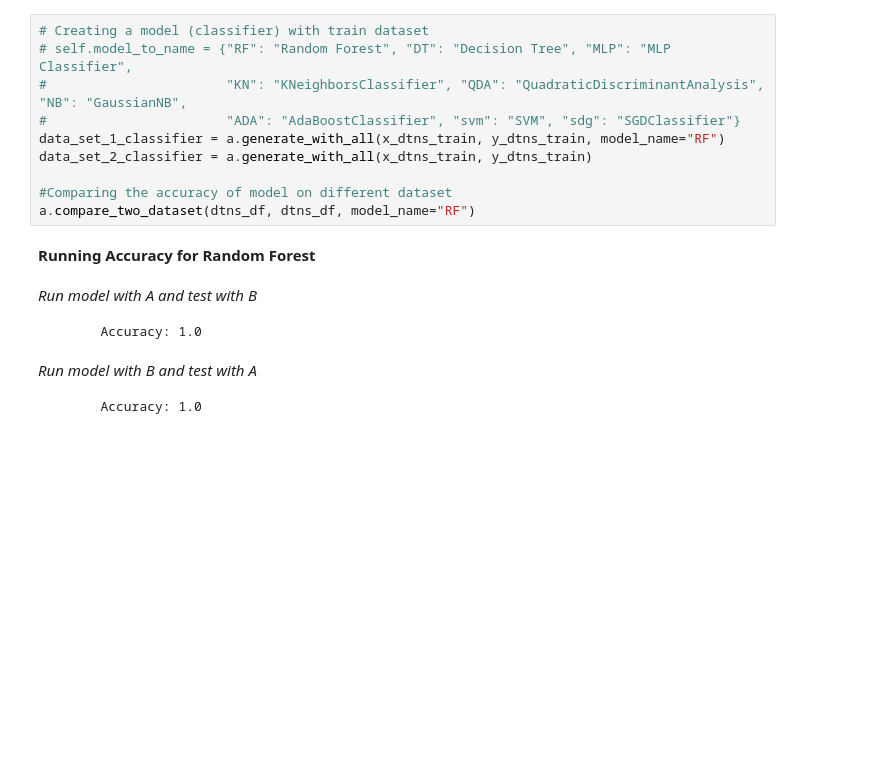
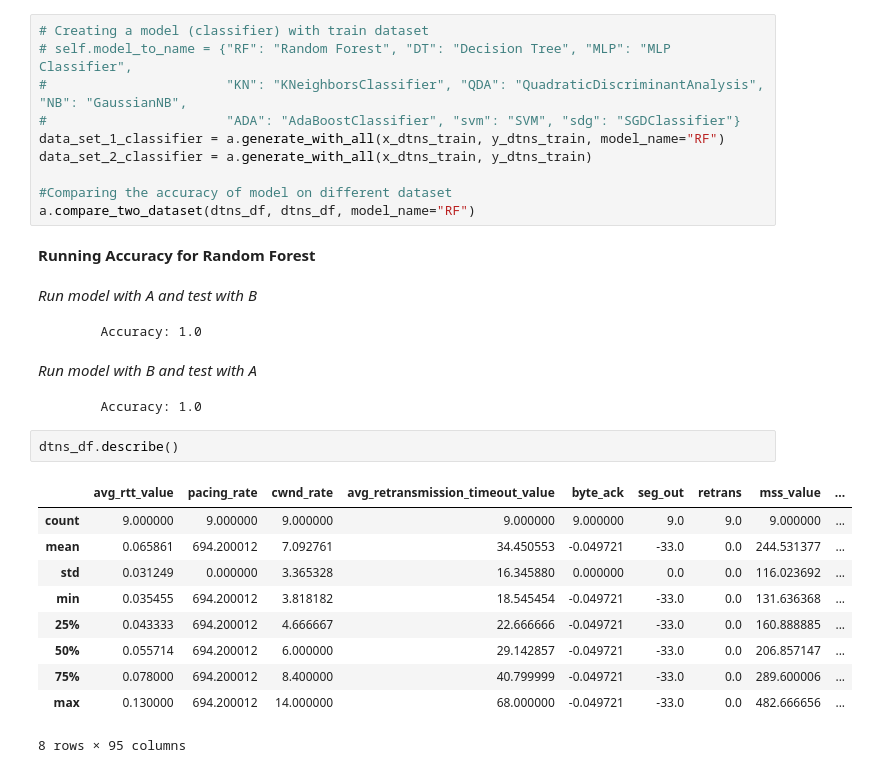
Before and after one commit to EhsanSaZ/BottleneckDetection, a Jupyter notebook: analysis/normal_file_system_bottleneck_detection.ipynb, the cells around one changed output. Cells and saved outputs as stored; diff of their text form; blank space fills up the shorter version.

```diff
--- a/analysis/normal_file_system_bottleneck_detection.ipynb
+++ b/analysis/normal_file_system_bottleneck_detection.ipynb
@@ -57,3 +57,16 @@ Run model with A and test with B
         Accuracy: 1.0
 Run model with B and test with A
         Accuracy: 1.0
+# %%
+dtns_df.describe()
+# %% [output]
+|  | avg_rtt_value | pacing_rate | cwnd_rate | avg_retransmission_timeout_value | byte_ack | seg_out | retrans | mss_value | ... |
+| count | 9.000000 | 9.000000 | 9.000000 | 9.000000 | 9.000000 | 9.0 | 9.0 | 9.000000 | ... |
+| mean | 0.065861 | 694.200012 | 7.092761 | 34.450553 | -0.049721 | -33.0 | 0.0 | 244.531377 | ... |
+| std | 0.031249 | 0.000000 | 3.365328 | 16.345880 | 0.000000 | 0.0 | 0.0 | 116.023692 | ... |
+| min | 0.035455 | 694.200012 | 3.818182 | 18.545454 | -0.049721 | -33.0 | 0.0 | 131.636368 | ... |
+| 25% | 0.043333 | 694.200012 | 4.666667 | 22.666666 | -0.049721 | -33.0 | 0.0 | 160.888885 | ... |
+| 50% | 0.055714 | 694.200012 | 6.000000 | 29.142857 | -0.049721 | -33.0 | 0.0 | 206.857147 | ... |
+| 75% | 0.078000 | 694.200012 | 8.400000 | 40.799999 | -0.049721 | -33.0 | 0.0 | 289.600006 | ... |
+| max | 0.130000 | 694.200012 | 14.000000 | 68.000000 | -0.049721 | -33.0 | 0.0 | 482.666656 | ... |
+8 rows × 95 columns
```
Also changed, not shown: parts of 1 cell of this notebook.
